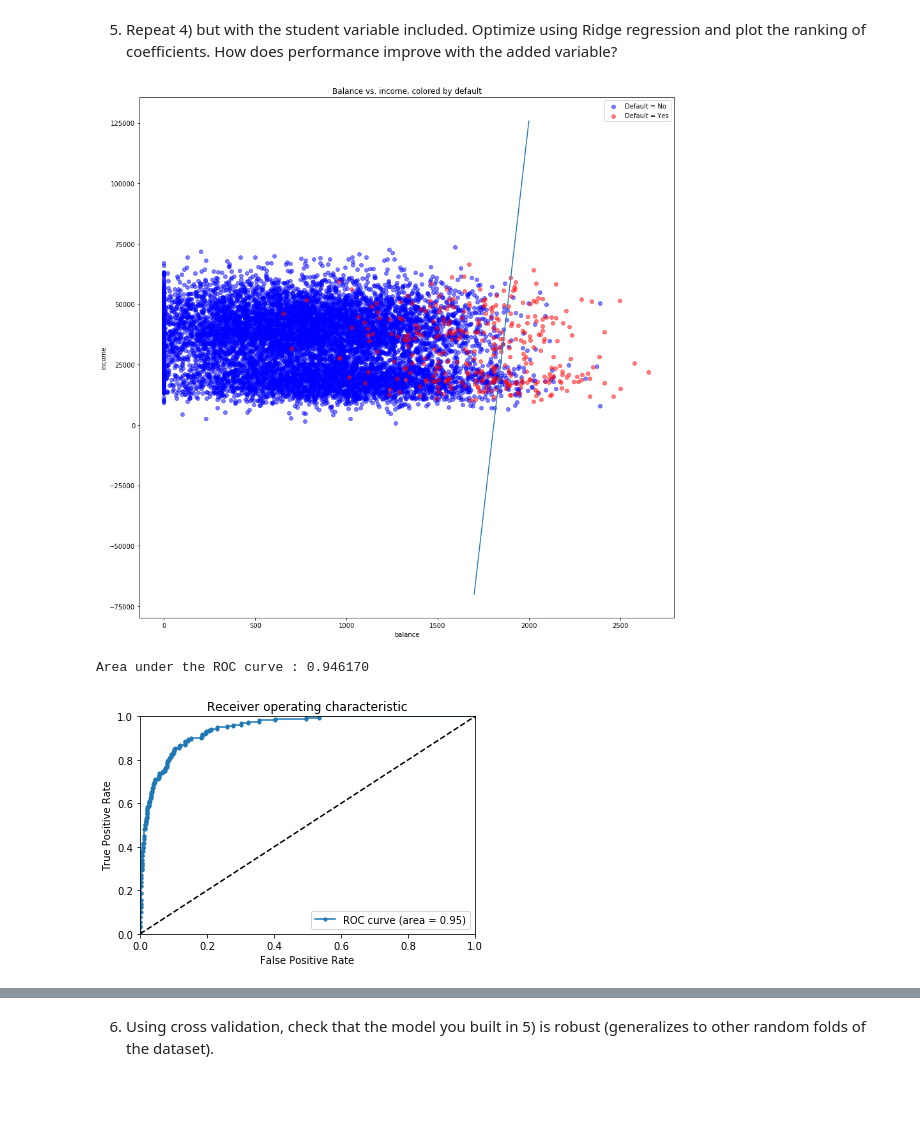
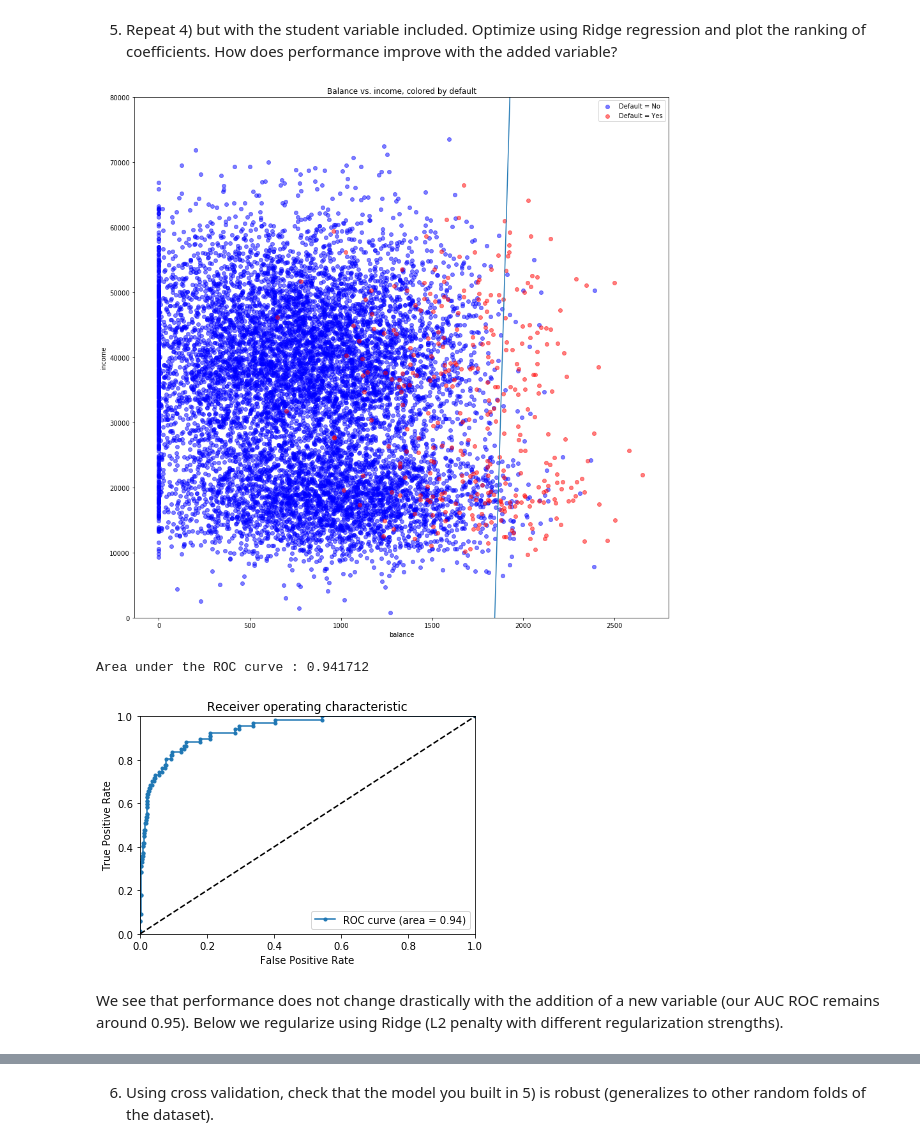
Before and after one commit to Columbia-Intro-Data-Science/python-introduction-kathyyli, a Jupyter notebook: Homework 3 - Classification.ipynb, the cells around one changed output, grey strips where cells are left out. Cells and saved outputs as stored; diff of their text form; code cells hidden in the pictures; blank space fills up the shorter version.

```diff
--- a/Homework 3 - Classification.ipynb
+++ b/Homework 3 - Classification.ipynb
@@ -160,53 +145,58 @@ X = data[['balance', 'income', 'student_Yes']]
 y = data['default_Yes']
 
 #use train/test split
-X_train, X_test, y_train, y_test = train_test_split(X, y, test_size=0.5, random_state=7)
+X_train, X_test, y_train, y_test = train_test_split(X, y, test_size=0.2, random_state=7)
 
 #train model
 regr = LogisticRegression(penalty='l1')
-regr.fit(X_train, y_train)
+clf = regr.fit(X_train, y_train)
 
 #make predictions on testing
 predictions_test = regr.predict(X_test)
 # %%
 #plot decision boundary - specify line
-w = regr.coef_[0]
+w = clf.coef_[0]
 slope = - w[0]/w[1]
-intercept = (regr.intercept_[0])/w[1]
+intercept = (clf.intercept_)/w[1]
 
-x_points = np.linspace(1700, 2000, 2000)
+x_points = np.linspace(1500, 2600, 2000)
 y_points = slope*x_points - intercept
 
 #make scatter plot of (balance, income) with color of point labeled red if default is yes, blue if no
 default_yes_data = data[data['default_Yes']==1]
 default_no_data = data[data['default_Yes']==0]
 
 plt.figure(figsize = (15,15))
 plt.scatter(default_no_data['balance'], default_no_data['income'], color='blue', alpha = 0.5, label='Default = No')
 plt.scatter(default_yes_data['balance'], default_yes_data['income'], color='red', alpha=0.5, label='Default = Yes')
 plt.plot(x_points, y_points)
+plt.ylim(0, 80000)
 
 plt.xlabel('balance')
 plt.ylabel('income')
 plt.title('Balance vs. income, colored by default')
 plt.legend()
 plt.show()
 # %% [output]
-[figure, old version]
+[figure, new version]
 # %%
 #compute AUC ROC
 import sklearn.metrics
 from sklearn.metrics import roc_curve, auc
 
-#another way to compute ROC AUC
-sklearn.metrics.roc_auc_score(y_test, predictions_test)
+#compute ROC
+probas_ = clf.fit(X_train,y_train).predict_proba(X_test)
 
 # Generate ROC  for LR with l1 penalty
-fpr,tpr,roc_auc, thresholds = generate_auc(X,y,LogisticRegression,penalty='l1')
+fpr, tpr, thresholds = roc_curve(y_test, probas_[:, 1])
+roc_auc = auc(fpr, tpr)
+print("Area under the ROC curve : %f" % roc_auc)
 
 # Plots ROC
 generate_ROCplot(fpr,tpr,'LR',roc_auc)
 # %% [output]
-Area under the ROC curve : 0.946170
+Area under the ROC curve : 0.941712
-[figure, old version]
+[figure, new version]
+# %% [markdown]
+We see that performance does not change drastically with the addition of a new variable (our AUC ROC remains around 0.95). Below we regularize using Ridge (L2 penalty with different regularization strengths).
 # %%
```
Also changed, not shown: parts of 21 cells of this notebook.
